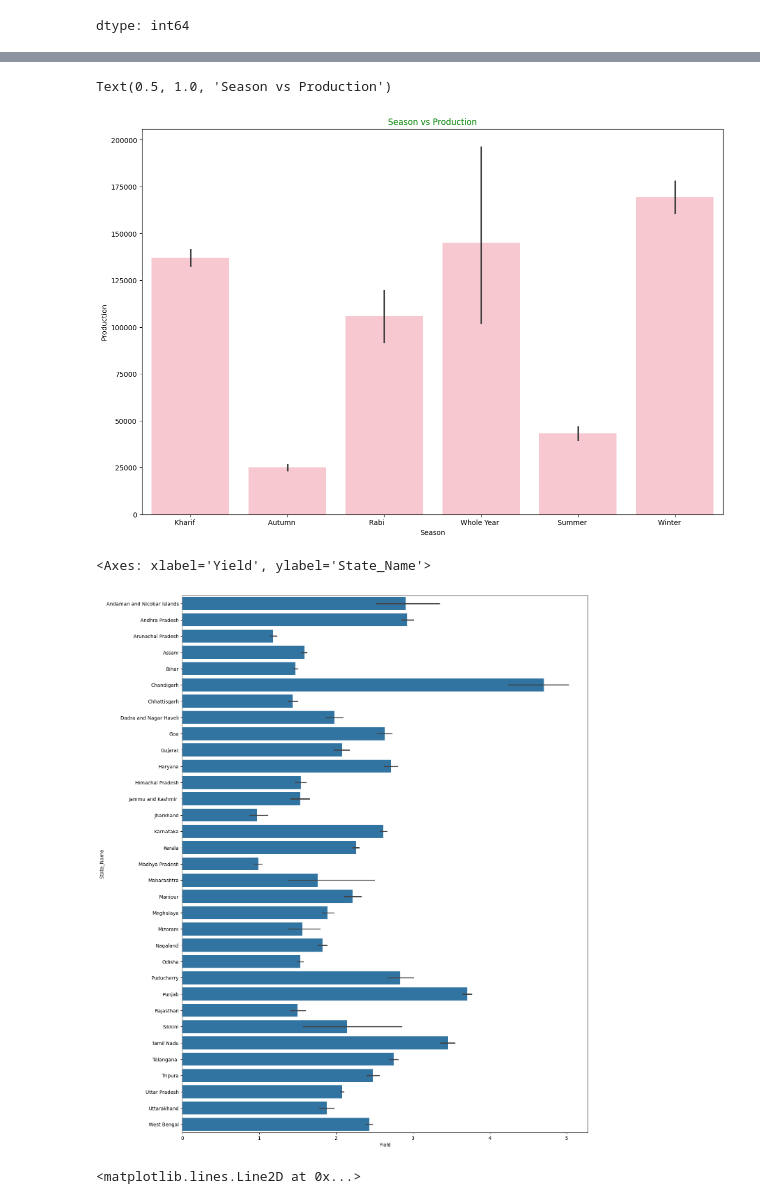
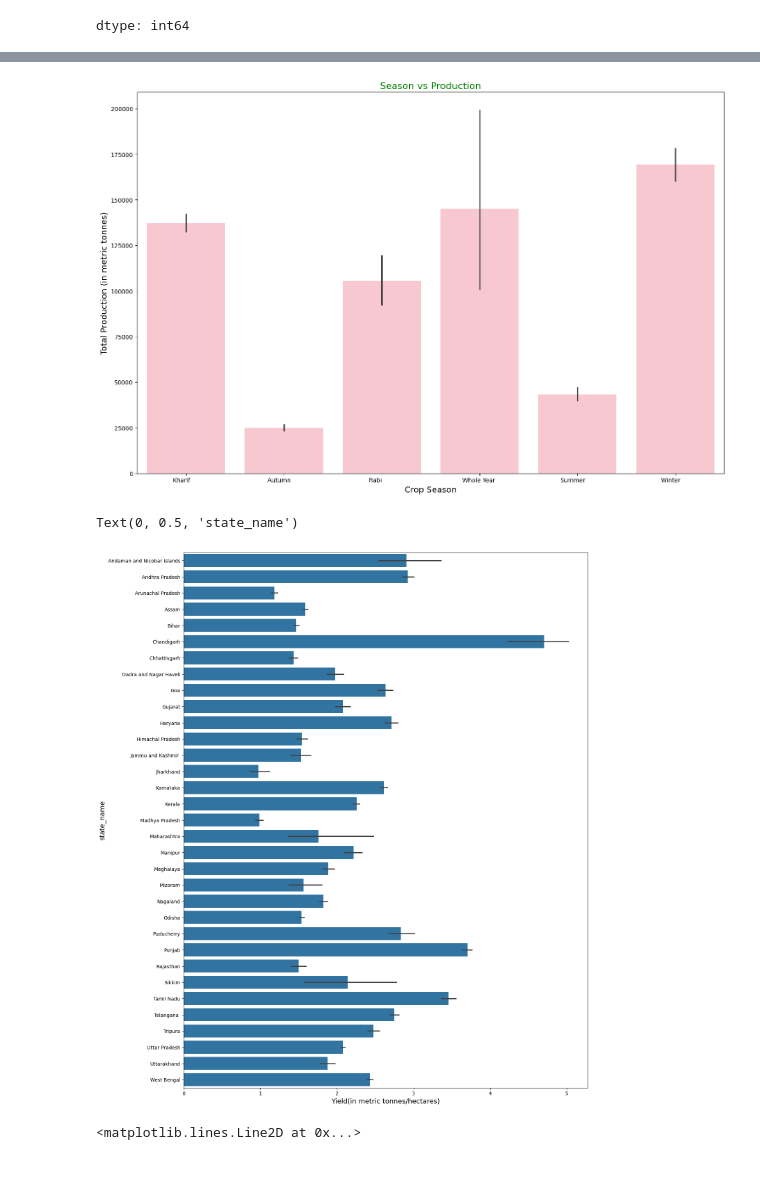
Before and after one commit to jithendranaidupothala/datascienceproject-23030594, a Jupyter notebook: datascienceproject.ipynb, the cells around one changed output, grey strips where cells are left out. Saved outputs shown, nothing was run; the diff lists cells and outputs as text; code cells hidden in the pictures; blank space fills up the shorter version.

```diff
--- a/datascienceproject.ipynb
+++ b/datascienceproject.ipynb
@@ -94,22 +94,34 @@ df.head()
 | 3 | Andaman and Nicobar Islands | NICOBARS | 2003 | Kharif | Rice | 52.00 | 90.17 | 2292.704167 | ... |
 | 4 | Andaman and Nicobar Islands | NICOBARS | 2004 | Kharif | Rice | 52.94 | 72.57 | 2762.063169 | ... |
 # %%
-x=df['Season']
-y=df['Production']
+x = df['Season']
+y = df['Production']
+
 plt.figure(figsize=(15, 10))
-sns.barplot(x=x,y=y,color='pink')
-plt.title('Season vs Production',color='green')
+sns.barplot(x=x, y=y, color='pink')
+
+# Add axis labels
+plt.xlabel('Crop Season', fontsize=14, color='black')  # X-axis label
+plt.ylabel('Total Production (in metric tonnes)', fontsize=14, color='black')  # Y-axis label
+
+# Title
+plt.title('Season vs Production', color='green', fontsize=16)
+
+plt.tight_layout()
+plt.show()
 # %% [output]
-Text(0.5, 1.0, 'Season vs Production')
-[figure, old version]
+[figure, new version]
 # %%
 plt.figure(figsize=(15, 20))
 x=df['Yield']
 y=df['State_Name']
 sns.barplot(y=y, x=x)
+# Add axis labels
+plt.xlabel('Yield(in metric tonnes/hectares)', fontsize=14, color='black')  # X-axis label
+plt.ylabel('state_name', fontsize=14, color='black')  # Y-axis label
 # %% [output]
-<Axes: xlabel='Yield', ylabel='State_Name'>
+Text(0, 0.5, 'state_name')
-[figure, old version]
+[figure, new version]
 # %%
 sns.histplot(df['Annual_Rainfall'],kde=True,color='violet')
 plt.title('Annual Rainfall Distribution')
```
Also changed, not shown: parts of 4 cells of this notebook.
